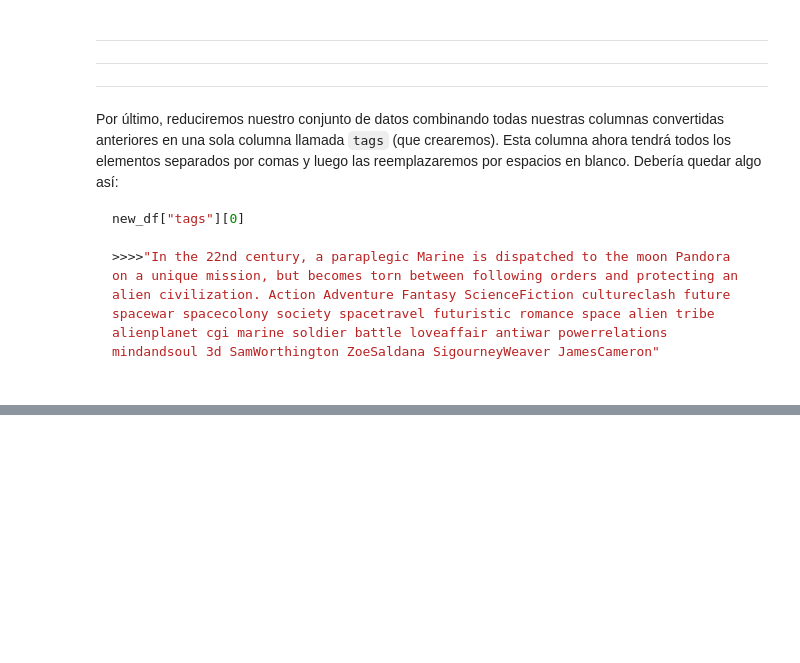
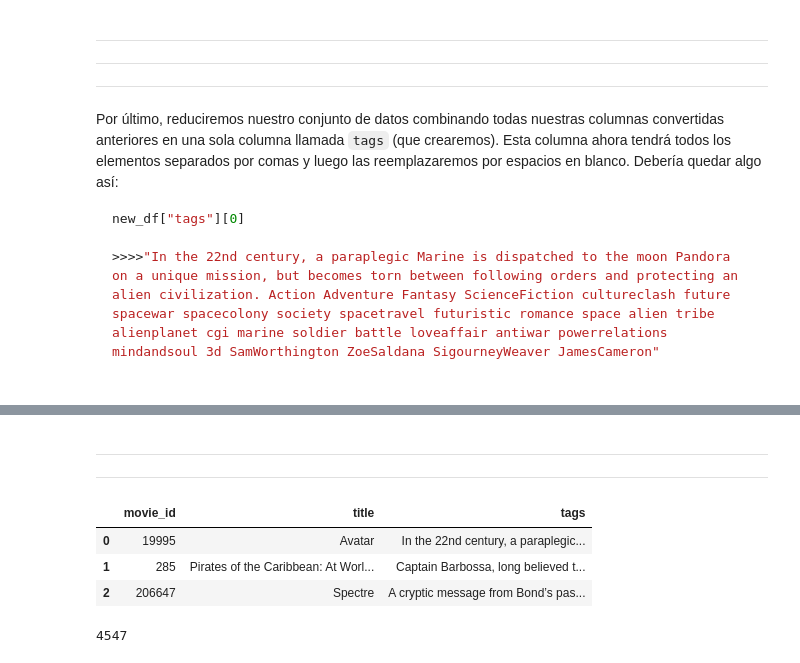
Before and after one commit to FerminRomeroBleda/Fermin-Romero-KNN, a Jupyter notebook: src/explore.ipynb, the cells around one changed output, grey strips where cells are left out. Saved outputs shown, nothing was run; the diff lists cells and outputs as text; code cells hidden in the pictures; blank space fills up the shorter version.

```diff
--- a/src/explore.ipynb
+++ b/src/explore.ipynb
@@ -427,0 +444,11 @@ REVISAR PORQUE CREO QUE HAY ALGUNOS ESPACIOS QUE NO ESTÁN BIEN COLOCADOS
+# %% [markdown]
+---
+---
+# %%
+final_df = pd.read_csv("../data/processed/final_table.csv")
+final_df.head(3)
+# %% [output]
+|  | movie_id | title | tags |
+| 0 | 19995 | Avatar | In the 22nd century, a paraplegic... |
+| 1 | 285 | Pirates of the Caribbean: At Worl... | Captain Barbossa, long believed t... |
+| 2 | 206647 | Spectre | A cryptic message from Bond’s pas... |
@@ -427,0 +457,9 @@ REVISAR PORQUE CREO QUE HAY ALGUNOS ESPACIOS QUE NO ESTÁN BIEN COLOCADOS
+# %%
+# Save dataframe 'final_df' in the database 'movies_database'
+# ============================================================================================
+final_df.to_sql('final_review',
+               conexion, # Indicates in which database we are saving the dataframe
+                 if_exists = 'replace', # Replace the dataframe if already exists
+                   index = False) # Prevents the index column from being saved to the table.
+# %% [output]
+4547
```
Also changed, not shown: parts of 12 cells of this notebook, 2 other files.
